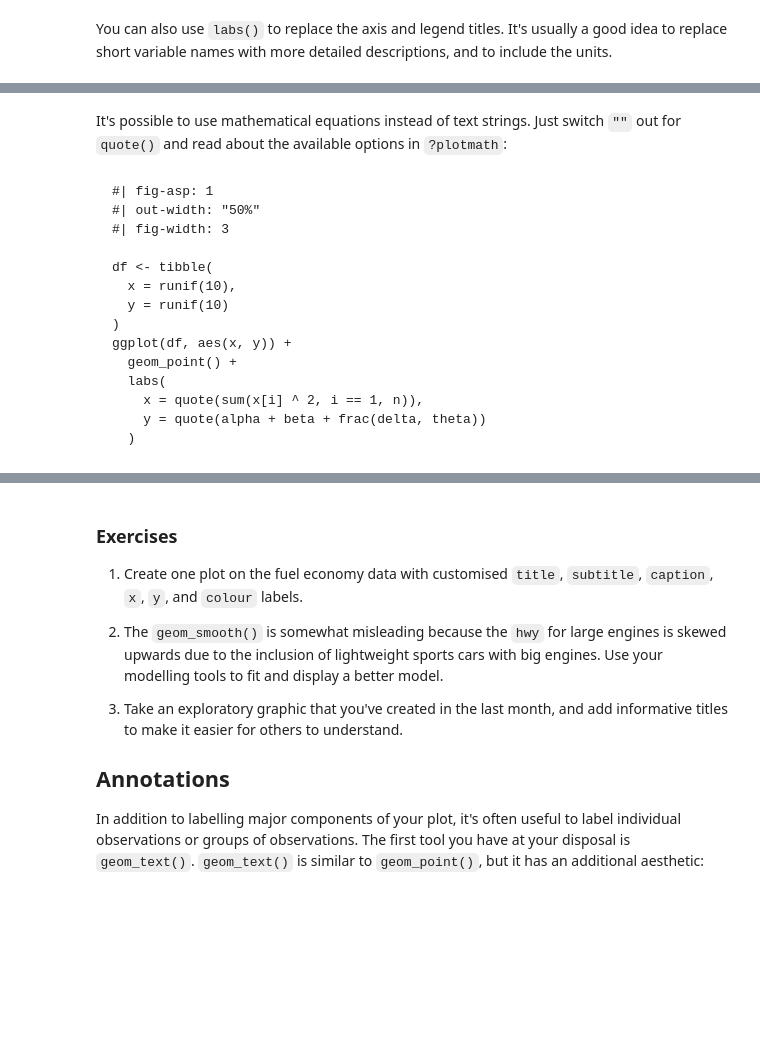
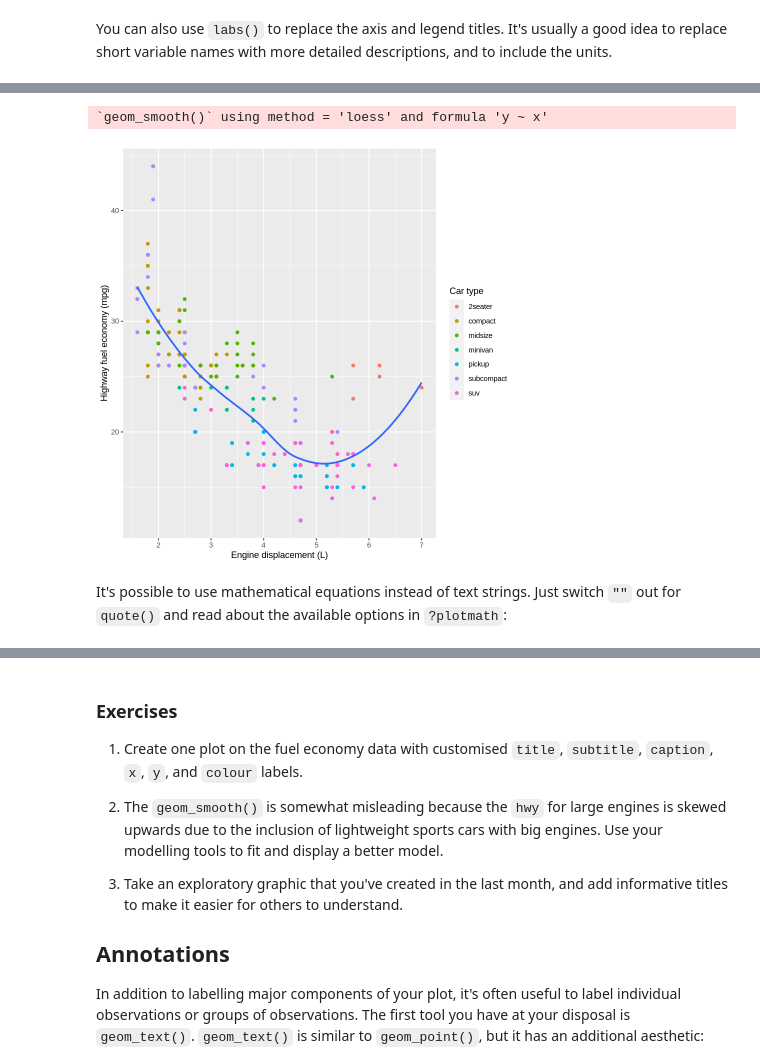
Before and after one commit to fralfaro/r4ds-book, a Jupyter notebook: docs/28_graphics_for_communication.ipynb, the cells around one changed output, grey strips where cells are left out. Drawn from its saved outputs; the diff is of its cells as text; code cells hidden in the pictures; blank space fills up the shorter version.

````diff
--- a/docs/28_graphics_for_communication.ipynb
+++ b/docs/28_graphics_for_communication.ipynb
@@ -98,22 +88,16 @@ ggplot(mpg, aes(displ, hwy)) +
+# %%
+ggplot(mpg, aes(displ, hwy)) +
+  geom_point(aes(colour = class)) +
+  geom_smooth(se = FALSE) +
+  labs(
+    x = "Engine displacement (L)",
+    y = "Highway fuel economy (mpg)",
+    colour = "Car type"
+  )
+# %% [output]
+`geom_smooth()` using method = 'loess' and formula 'y ~ x'
+[figure, added]
 # %% [markdown]
 
 It's possible to use mathematical equations instead of text strings.
 Just switch `""` out for `quote()` and read about the available options in `?plotmath`:
-# %% [markdown]
-
-```{r}
-#| fig-asp: 1
-#| out-width: "50%"
-#| fig-width: 3
-
-df <- tibble(
-  x = runif(10),
-  y = runif(10)
-)
-ggplot(df, aes(x, y)) +
-  geom_point() +
-  labs(
-    x = quote(sum(x[i] ^ 2, i == 1, n)),
-    y = quote(alpha + beta + frac(delta, theta))
-  )
-```
````
Also changed, not shown: parts of 71 cells of this notebook.
